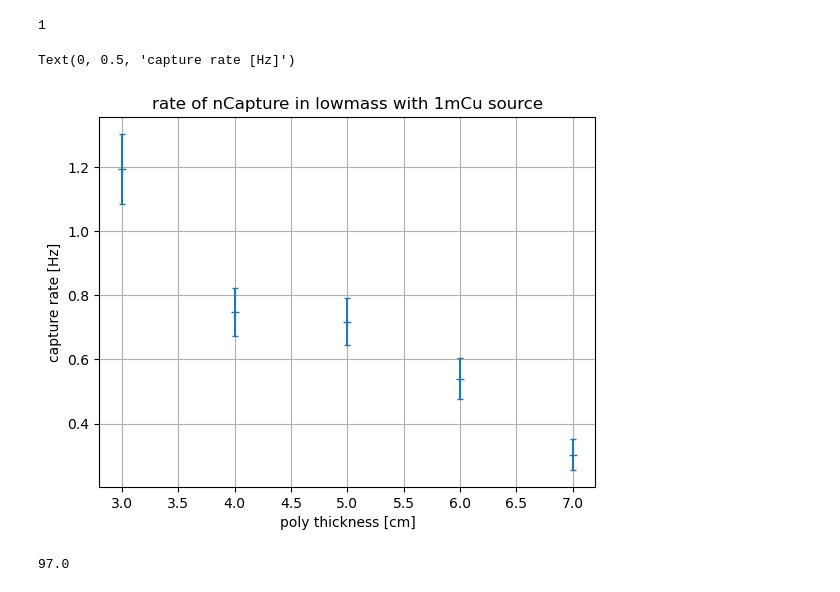
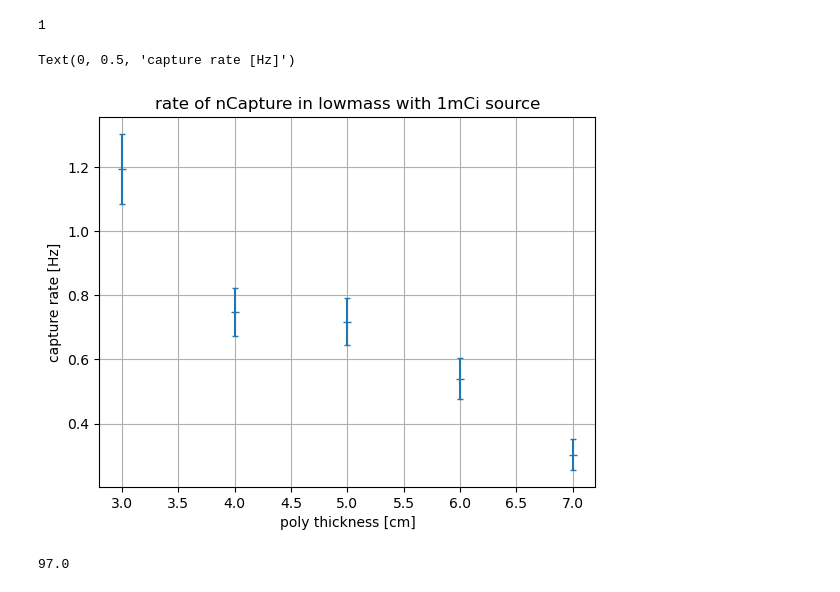
Before and after one commit to tamu-edu/doublecap, a Jupyter notebook: analysis/rate_calculations.ipynb, the cells around one changed output. Saved outputs shown, nothing was run; the diff lists cells and outputs as text; code cells hidden in the pictures.

Commit message:
newest plots

```diff
--- a/analysis/rate_calculations.ipynb
+++ b/analysis/rate_calculations.ipynb
@@ -346,14 +346,14 @@ with open('analysis_data/shield_opt.dat', 'rb') as file:
 # %%
 lead, poly, rate, drate = opt_grace.get_capture_rate()
 
 plt.errorbar(poly, rate, yerr = drate, linestyle = '', marker = '_', capsize = 2)
 plt.grid()
-plt.title('rate of nCapture in lowmass with 1mCu source')
+plt.title('rate of nCapture in lowmass with 1mCi source')
 plt.xlabel('poly thickness [cm]')
 plt.ylabel('capture rate [Hz]')
 # %% [output]
 Text(0, 0.5, 'capture rate [Hz]')
-[figure, old version]
+[figure, new version]
 # %%
 opt_grace.totals[(10.,5.)][opt_grace.rates_accessor['lowmass']['nCapture']]
 # %% [output]
```
Also changed, not shown: parts of 4 cells of this notebook.
